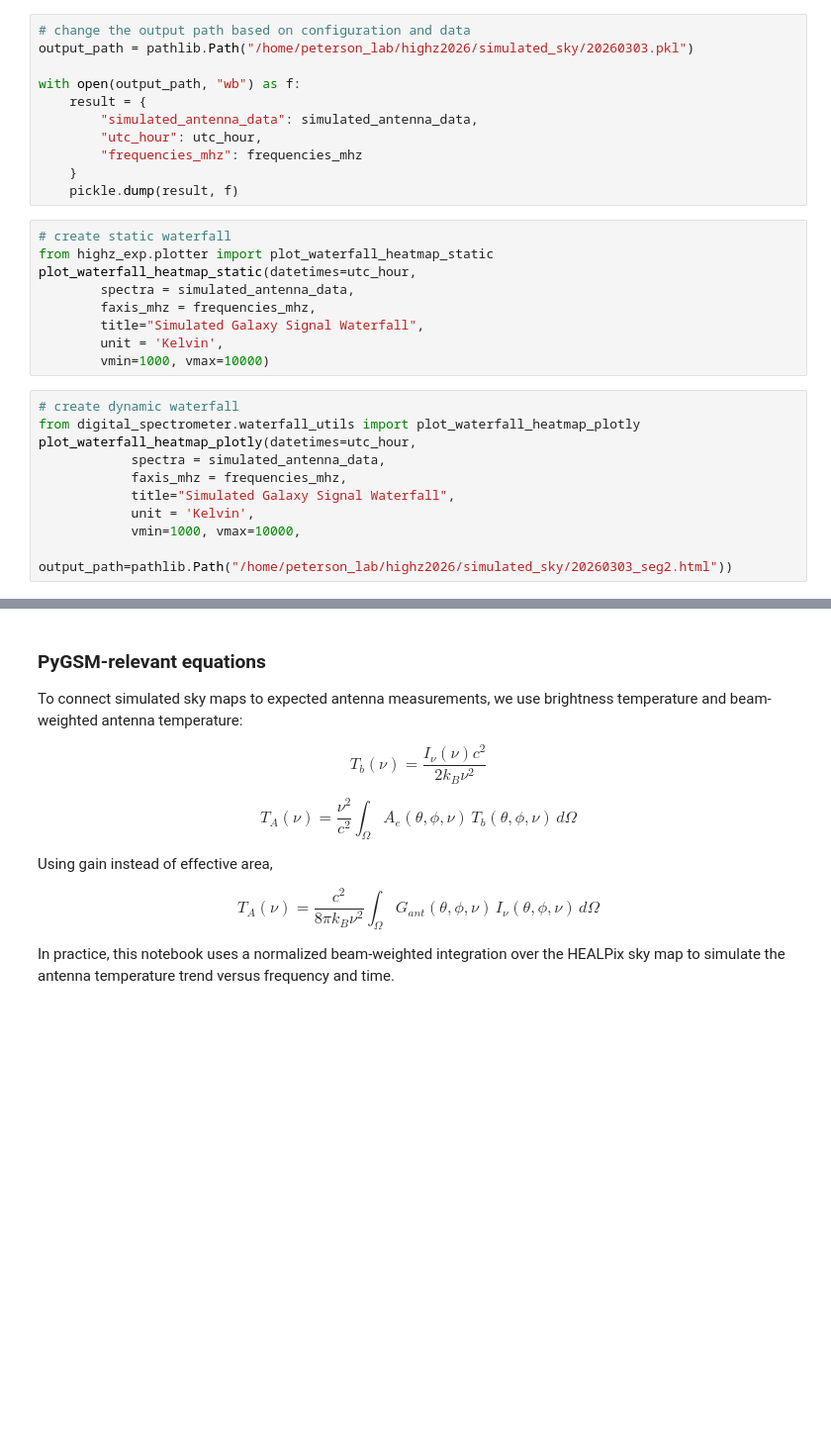
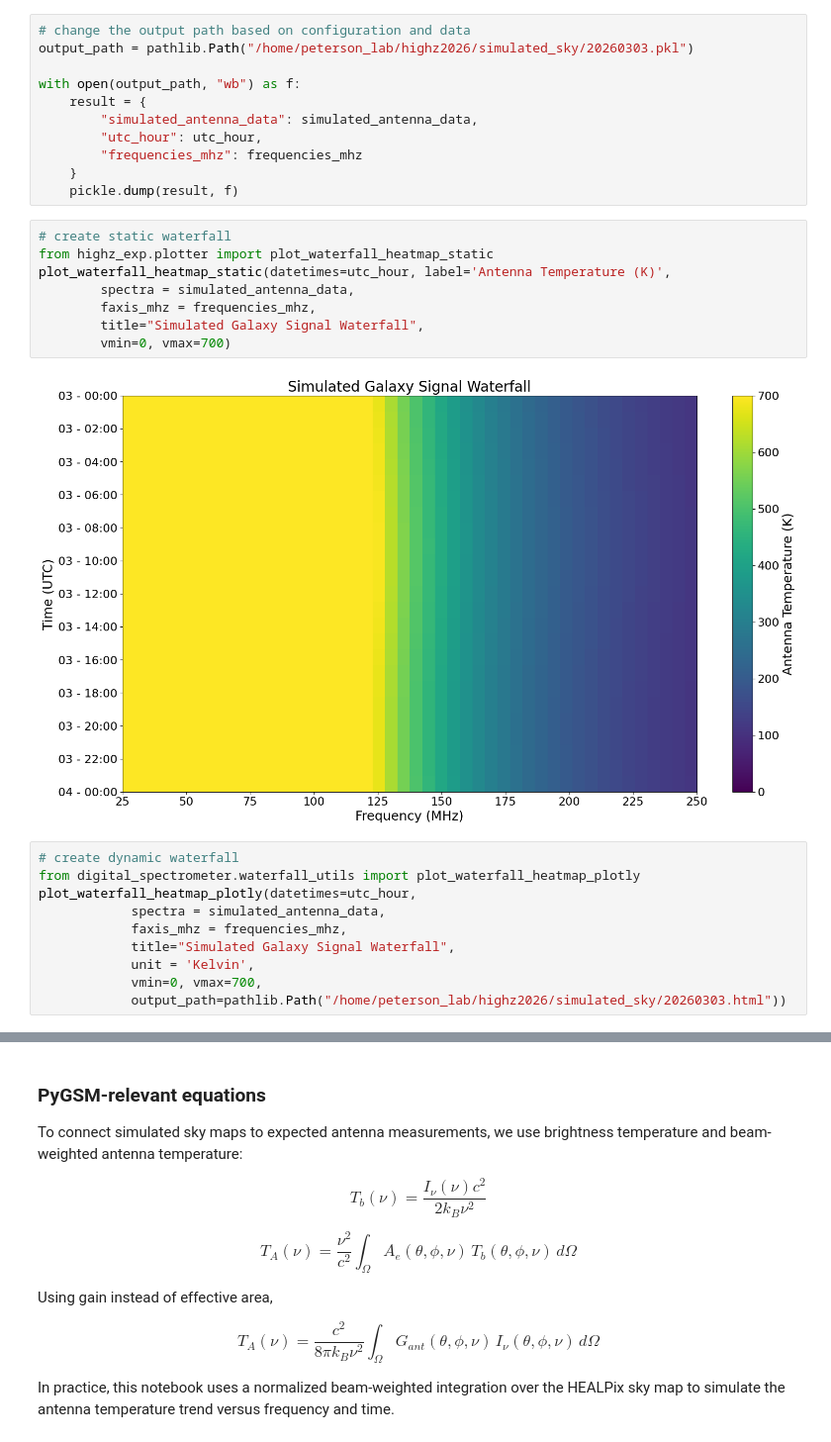
Before and after one commit to alhosani-abdulla/Highz-EXP, a Jupyter notebook: notebooks/pygsm_analysis.ipynb, the cells around one changed output, grey strips where cells are left out. Shown at 99% size. Cells and saved outputs as stored; diff of their text form; blank space fills up the shorter version.

```diff
--- a/notebooks/pygsm_analysis.ipynb
+++ b/notebooks/pygsm_analysis.ipynb
@@ -157,12 +165,13 @@ with open(output_path, "wb") as f:
 # %%
 # create static waterfall
 from highz_exp.plotter import plot_waterfall_heatmap_static
-plot_waterfall_heatmap_static(datetimes=utc_hour,
+plot_waterfall_heatmap_static(datetimes=utc_hour, label='Antenna Temperature (K)',
         spectra = simulated_antenna_data,
         faxis_mhz = frequencies_mhz,
         title="Simulated Galaxy Signal Waterfall",
-        unit = 'Kelvin',
-        vmin=1000, vmax=10000)
+        vmin=0, vmax=700)
+# %% [output]
+[figure, added]
 # %%
 # create dynamic waterfall
 from digital_spectrometer.waterfall_utils import plot_waterfall_heatmap_plotly
@@ -171,5 +180,5 @@ plot_waterfall_heatmap_plotly(datetimes=utc_hour,
             faxis_mhz = frequencies_mhz,
             title="Simulated Galaxy Signal Waterfall",
             unit = 'Kelvin',
-            vmin=1000, vmax=10000,
-            output_path=pathlib.Path("/home/peterson_lab/highz2026/simulated_sky/20260303_seg2.html"))
+            vmin=0, vmax=700,
+            output_path=pathlib.Path("/home/peterson_lab/highz2026/simulated_sky/20260303.html"))
```
Also changed, not shown: parts of 12 cells of this notebook, 3 other files.
